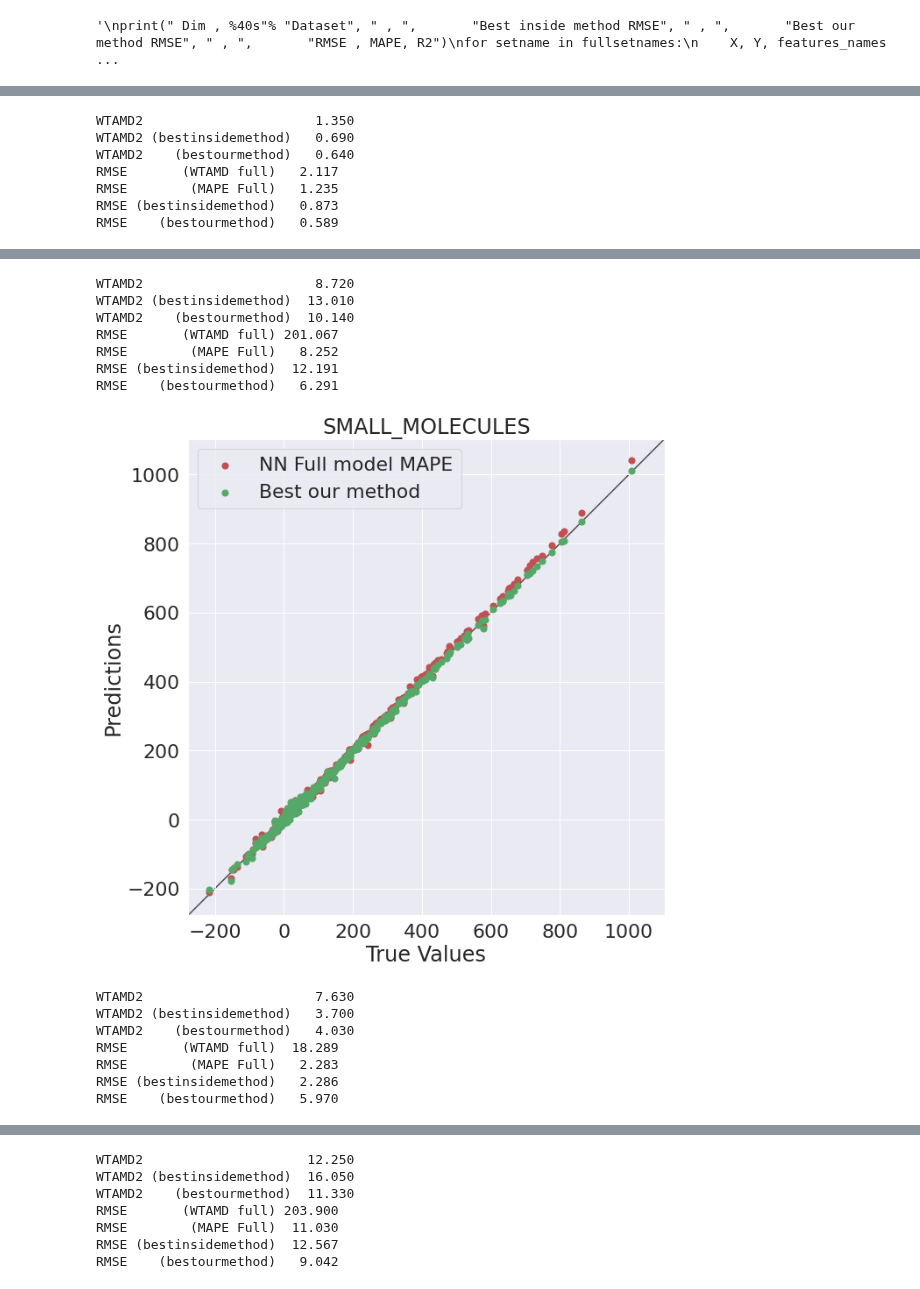
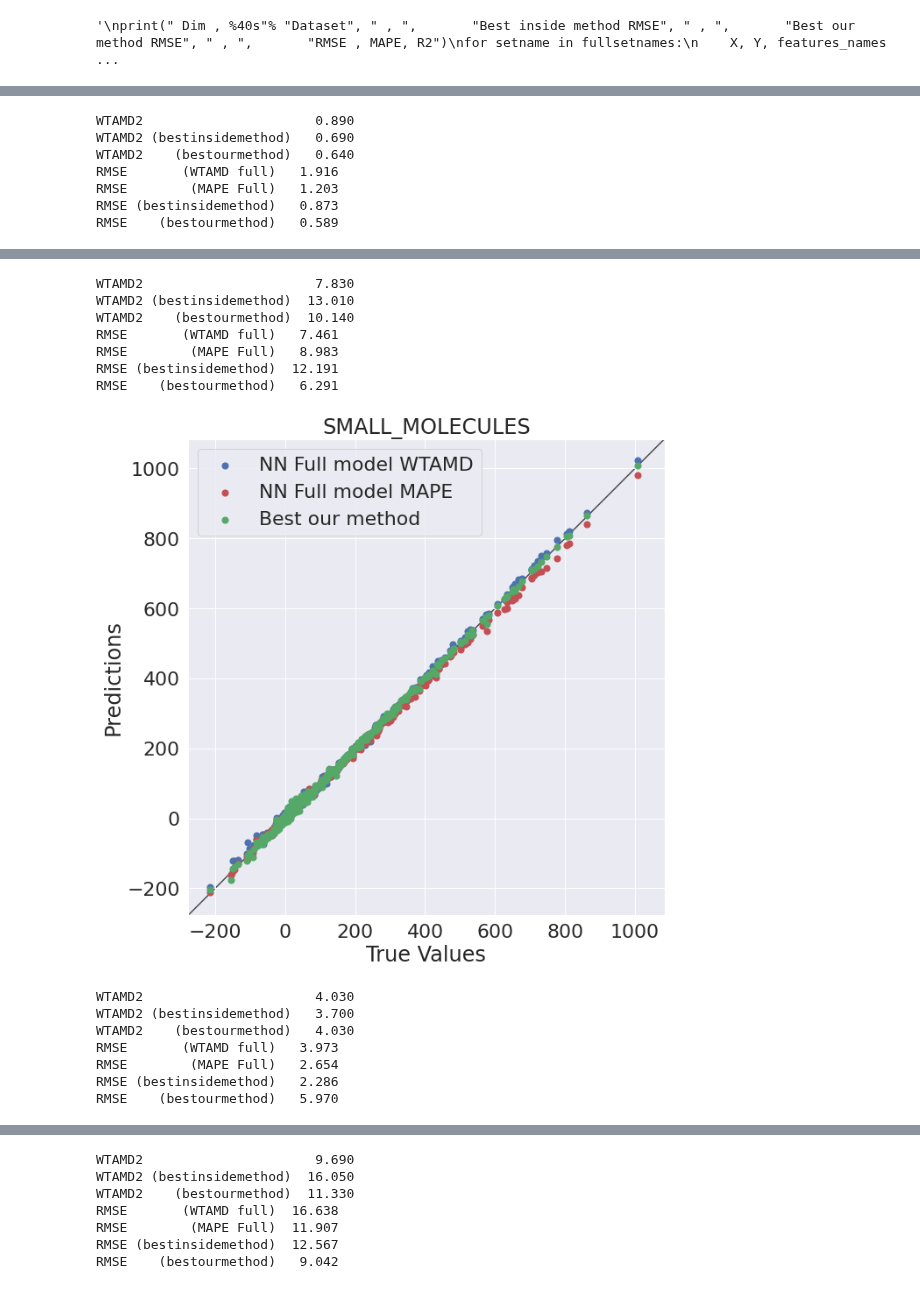
Before and after one commit to lstorchi/model_reaction_data, a Jupyter notebook: generaldataset_NN.ipynb, the cells around one changed output, grey strips where cells are left out. Cells and saved outputs as stored; diff of their text form; code cells hidden in the pictures.

```diff
--- a/generaldataset_NN.ipynb
+++ b/generaldataset_NN.ipynb
@@ -615,18 +615,10 @@ WTMAD for  LARGE_SYSTEMS  and model  PBE0-TZVP
 LARGE_SYSTEMS
 # %%
 # search for the best model a simple grid search
-#nepochs = [50, 100]
-nepochs = [100]
+nepochs = [50, 100]
+#nepochs = [100]
 #batch_sizes = [4, 8, 16, 32]
 batch_sizes = [16, 32]
-#modelshapes = [[4, 4], [8, 8], [16, 16], \
-#                [32, 32], [64, 64], [128, 128], \
-#                [4, 4, 4], [8, 8, 8], [16, 16, 16], \
-#                [32, 32, 32], [64, 64, 64], \
-#                [128, 128, 128], [4, 4, 4, 4], \
-#                [8, 8, 8, 8], [16, 16, 16, 16], \
-#                [32, 32, 32, 32], [64, 64, 64, 64], \
-#                [128, 128, 128, 128]]
 modelshapes = [[4, 4, 4], [8, 8, 8], [16, 16, 16], \
                 [32, 32, 32], [64, 64, 64], \
                 [128, 128, 128], [4, 4, 4, 4], \
@@ -638,6 +630,8 @@ modelshapes = [[4, 4, 4], [8, 8, 8], [16, 16, 16], \
                 [128, 128, 128, 128, 128], [4, 4, 4, 4, 4, 4], \
                 [8, 8, 8, 8, 8, 8], [16, 16, 16, 16, 16, 16],
                 [32, 32, 32, 32, 32, 32], [64, 64, 64, 64, 64, 64],
+                [128, 128, 128, 128, 128, 128]]
+modelshapes = [[64, 64, 64, 64, 64, 64],
                 [128, 128, 128, 128, 128, 128]]
 setname = "Full"
 print("Searching for best NN model for set: ", setname)
@@ -935,7 +928,7 @@ for setname in fullsetnames:
 
 
     fig, ax = plt.subplots()
-    #ax.scatter(Y, y_pred_wtamd, c='b', s=50, label='NN Full model WTAMD')
+    ax.scatter(Y, y_pred_wtamd, c='b', s=50, label='NN Full model WTAMD')
     ax.scatter(Y, y_pred_mape, \
                 c='r', s=50, label='NN Full model MAPE')
     #ax.scatter(Y, models_results[setname].y_pred_bestinsidemethod, \
@@ -967,7 +960,7 @@ RMSE    (bestourmethod)   4.856
-WTAMD2                      1.350
+WTAMD2                      0.890
 WTAMD2 (bestinsidemethod)   0.690
 WTAMD2    (bestourmethod)   0.640
-RMSE       (WTAMD full)   2.117
-RMSE        (MAPE Full)   1.235
+RMSE       (WTAMD full)   1.916
+RMSE        (MAPE Full)   1.203
 RMSE (bestinsidemethod)   0.873
 RMSE    (bestourmethod)   0.589
@@ -975,15 +968,15 @@ RMSE    (bestourmethod)   0.589
-WTAMD2                      8.720
+WTAMD2                      7.830
 WTAMD2 (bestinsidemethod)  13.010
 WTAMD2    (bestourmethod)  10.140
-RMSE       (WTAMD full) 201.067
-RMSE        (MAPE Full)   8.252
+RMSE       (WTAMD full)   7.461
+RMSE        (MAPE Full)   8.983
 RMSE (bestinsidemethod)  12.191
 RMSE    (bestourmethod)   6.291
-[figure, old version]
+[figure, new version]
-WTAMD2                      7.630
+WTAMD2                      4.030
 WTAMD2 (bestinsidemethod)   3.700
 WTAMD2    (bestourmethod)   4.030
-RMSE       (WTAMD full)  18.289
-RMSE        (MAPE Full)   2.283
+RMSE       (WTAMD full)   3.973
+RMSE        (MAPE Full)   2.654
 RMSE (bestinsidemethod)   2.286
 RMSE    (bestourmethod)   5.970
@@ -991,7 +984,7 @@ RMSE    (bestourmethod)   5.970
-WTAMD2                     12.250
+WTAMD2                      9.690
 WTAMD2 (bestinsidemethod)  16.050
 WTAMD2    (bestourmethod)  11.330
-RMSE       (WTAMD full) 203.900
-RMSE        (MAPE Full)  11.030
+RMSE       (WTAMD full)  16.638
+RMSE        (MAPE Full)  11.907
 RMSE (bestinsidemethod)  12.567
 RMSE    (bestourmethod)   9.042
```
Also changed, not shown: parts of 5 cells of this notebook.
